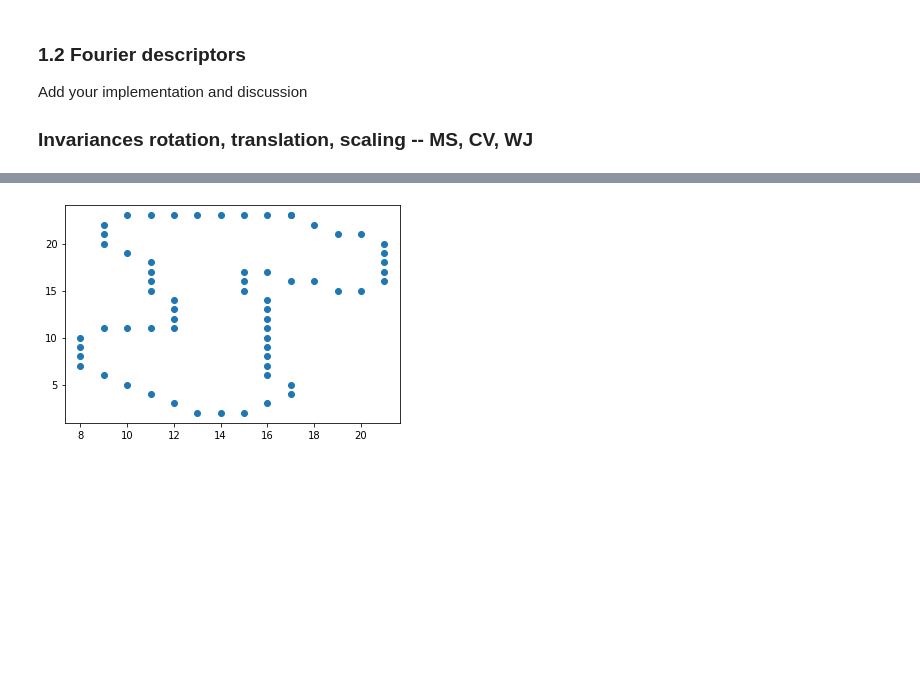
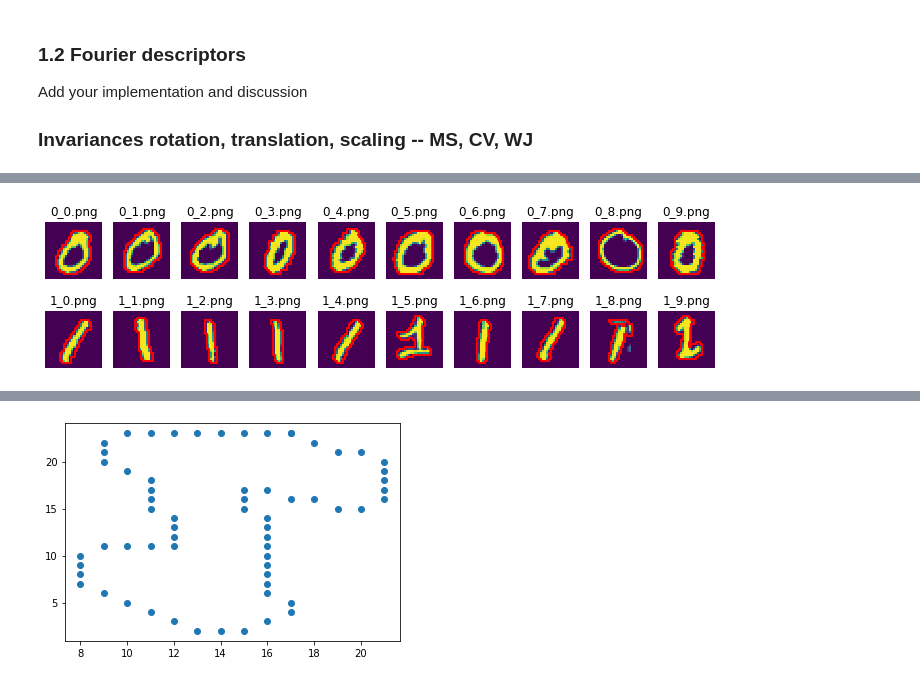
Before and after one commit to Jiang15/Image_analysis_and_pattern-recognition, a Jupyter notebook: Lab 2/lab_02_object_description.ipynb, the cells around one changed output, grey strips where cells are left out. Drawn from its saved outputs; the diff is of its cells as text; code cells hidden in the pictures; blank space fills up the shorter version.

```diff
--- a/Lab 2/lab_02_object_description.ipynb
+++ b/Lab 2/lab_02_object_description.ipynb
@@ -92,28 +88,0 @@ def convert_signal(contour):
-# %%
-fig, axes = plt.subplots(2, len(zeros_im), figsize=(12, 3))
-contourf_1 = []
-contourf_0 = []
-# Contour detection
-for ax, im, nm in zip(axes[0], zeros_im, zeros_names):
-    im = ndimage.binary_fill_holes(im)
-    contours = measure.find_contours(im, 0)
-    contour = sorted(contours, key=lambda x: len(x))[-1]
-    contourf_0.append(convert_signal(contour))
-    ax.imshow(im)
-    ax.step(contour[:,1], contour[:,0], linewidth=2, c='r')
-    ax.axis('off')
-    ax.set_title(nm)
-
-for ax, im, nm in zip(axes[1], ones_im, ones_names):
-    im = ndimage.binary_fill_holes(im)
-    kernel = np.ones((3,3), np.uint8)
-#     im = ndimage.binary_opening(im, kernel, iterations=1)
-    contours = measure.find_contours(im, 0)
-    contour = sorted(contours, key=lambda x: len(x))[-1]
-    contourf_1.append(convert_signal(contour))
-    ax.imshow(im)
-    ax.step(contour[:,1], contour[:,0], linewidth=2, c='r')
-    ax.axis('off')
-    ax.set_title(nm)
-contourf_1 = np.array(contourf_1)
-contourf_0 = np.array(contourf_0)
@@ -194,0 +163,10 @@ for axs, imgs, nm in zip(axes, ones_im_augmented, ones_names):
+# %%
+# Contour detection
+contourf_0 = contour_fourier(zeros_im)
+contourf_1 = contour_fourier(ones_im)
+
+# Plots
+fig, axes = plt.subplots(2, len(zeros_im), figsize=(12, 3))
+plotImagContour(axes, contourf_0, contourf_1, zeros_im, ones_im, zeros_names, ones_names)
+# %% [output]
+[figure, added]
```
Also changed, not shown: parts of 9 cells of this notebook.
